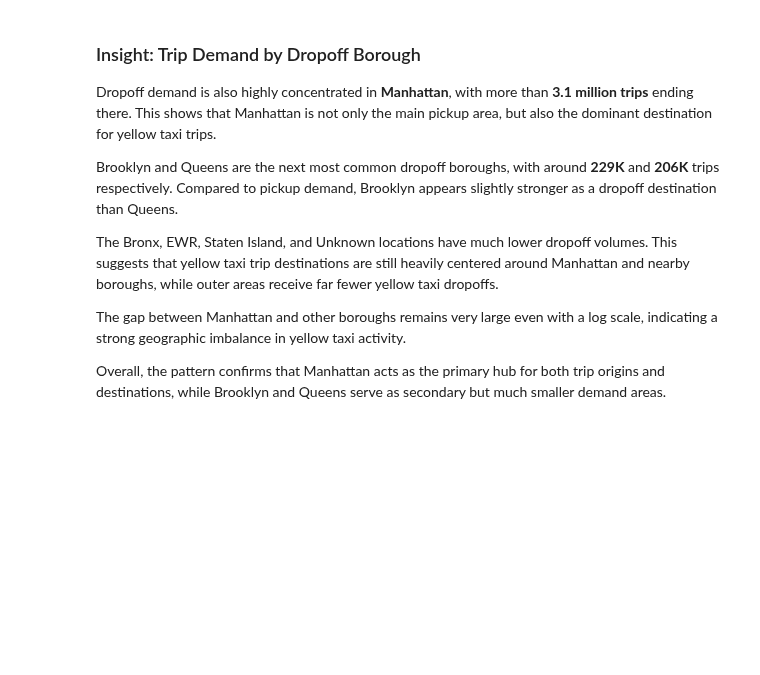
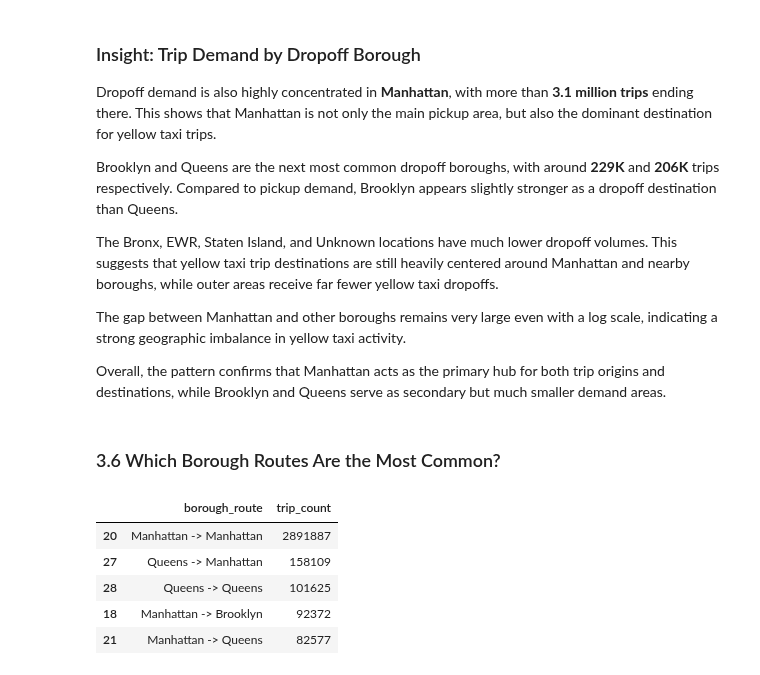
Before and after one commit to fathirrizkifadillah/NYC-Yellow-Taxi-Trip-Analysis, a Jupyter notebook: main.ipynb, the cells around one changed output. Drawn from its saved outputs; the diff is of its cells as text; code cells hidden in the pictures; blank space fills up the shorter version.

```diff
--- a/main.ipynb
+++ b/main.ipynb
@@ -861,3 +863,21 @@ The Bronx, EWR, Staten Island, and Unknown locations have much lower dropoff vol
 The gap between Manhattan and other boroughs remains very large even with a log scale, indicating a strong geographic imbalance in yellow taxi activity.
 
 Overall, the pattern confirms that Manhattan acts as the primary hub for both trip origins and destinations, while Brooklyn and Queens serve as secondary but much smaller demand areas.
+# %% [markdown]
+### 3.6 Which Borough Routes Are the Most Common?
+# %%
+borough_route_trips = (
+    df_eda
+    .groupby('borough_route')
+    .size()
+    .reset_index(name='trip_count')
+    .sort_values("trip_count", ascending=False)
+)
+borough_route_trips.head()
+# %% [output]
+|  | borough_route | trip_count |
+| 20 | Manhattan -> Manhattan | 2891887 |
+| 27 | Queens -> Manhattan | 158109 |
+| 28 | Queens -> Queens | 101625 |
+| 18 | Manhattan -> Brooklyn | 92372 |
+| 21 | Manhattan -> Queens | 82577 |
```
Also changed, not shown: parts of 2 cells of this notebook, 1 other file.
